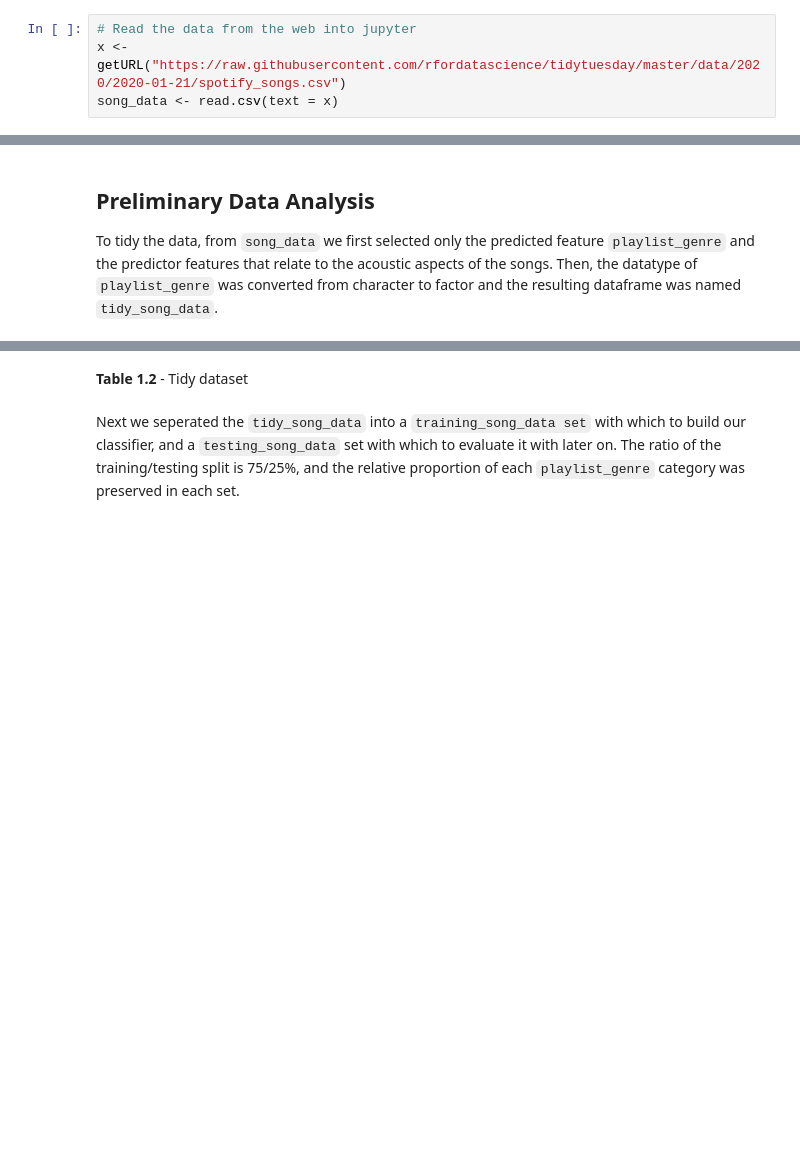
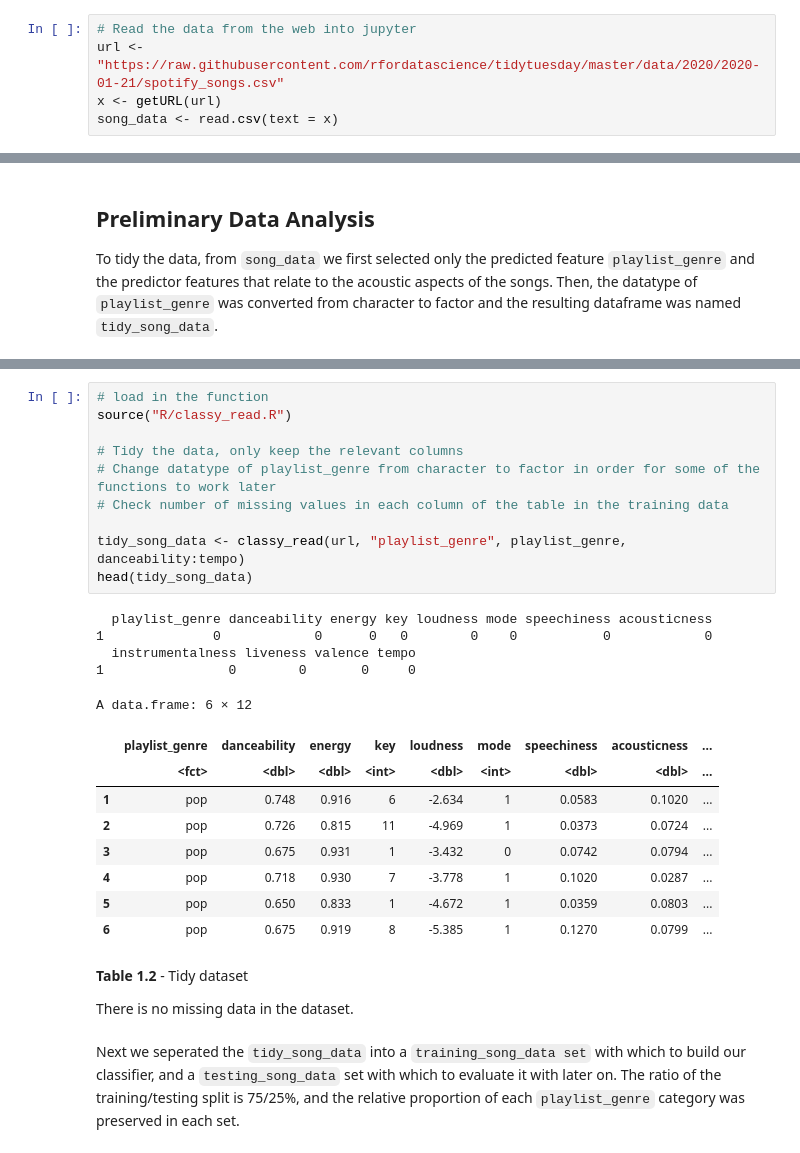
Before and after one commit to DSCI-310-2023/dsci-310-group-04, a Jupyter notebook: genre_classifier_project.ipynb, the cells around one changed output, grey strips where cells are left out. Saved outputs shown, nothing was run; the diff lists cells and outputs as text; blank space fills up the shorter version.

Commit message:
updated EDA to use classy_read

```diff
--- a/genre_classifier_project.ipynb
+++ b/genre_classifier_project.ipynb
@@ -56,5 +50,6 @@ The following object is masked from ‘package:tidyr’:
 We will be using the *Spotify Songs* dataset obtained here: https://github.com/dliu0049/tidytuesday_wc/tree/master/data/2020/2020-01-21.
 # %%
 # Read the data from the web into jupyter
-x <- getURL("https://raw.githubusercontent.com/rfordatascience/tidytuesday/master/data/2020/2020-01-21/spotify_songs.csv")
+url <- "https://raw.githubusercontent.com/rfordatascience/tidytuesday/master/data/2020/2020-01-21/spotify_songs.csv"
+x <- getURL(url)
 song_data <- read.csv(text = x)
@@ -104,5 +81,31 @@ A data.frame: 32833 × 12
+# %%
+# load in the function
+source("R/classy_read.R")
+
+# Tidy the data, only keep the relevant columns
+# Change datatype of playlist_genre from character to factor in order for some of the functions to work later
+# Check number of missing values in each column of the table in the training data
+
+tidy_song_data <- classy_read(url, "playlist_genre", playlist_genre, danceability:tempo)
+head(tidy_song_data)
+# %% [output]
+  playlist_genre danceability energy key loudness mode speechiness acousticness
+1              0            0      0   0        0    0           0            0
+  instrumentalness liveness valence tempo
+1                0        0       0     0
+A data.frame: 6 × 12
+|  | playlist_genre | danceability | energy | key | loudness | mode | speechiness | acousticness | ... |
+|  | <fct> | <dbl> | <dbl> | <int> | <dbl> | <int> | <dbl> | <dbl> | ... |
+| 1 | pop | 0.748 | 0.916 | 6 | -2.634 | 1 | 0.0583 | 0.1020 | ... |
+| 2 | pop | 0.726 | 0.815 | 11 | -4.969 | 1 | 0.0373 | 0.0724 | ... |
+| 3 | pop | 0.675 | 0.931 | 1 | -3.432 | 0 | 0.0742 | 0.0794 | ... |
+| 4 | pop | 0.718 | 0.930 | 7 | -3.778 | 1 | 0.1020 | 0.0287 | ... |
+| 5 | pop | 0.650 | 0.833 | 1 | -4.672 | 1 | 0.0359 | 0.0803 | ... |
+| 6 | pop | 0.675 | 0.919 | 8 | -5.385 | 1 | 0.1270 | 0.0799 | ... |
 # %% [markdown]
 **Table 1.2** - Tidy dataset
+
+There is no missing data in the dataset.
 # %% [markdown]
 Next we seperated the `tidy_song_data` into a `training_song_data set` with which to build our classifier, and a `testing_song_data` set with which to evaluate it with later on. The ratio of the training/testing split is 75/25%, and the relative proportion of each `playlist_genre` category was preserved in each set.
 # %%
```
Also changed, not shown: parts of 7 cells of this notebook.
